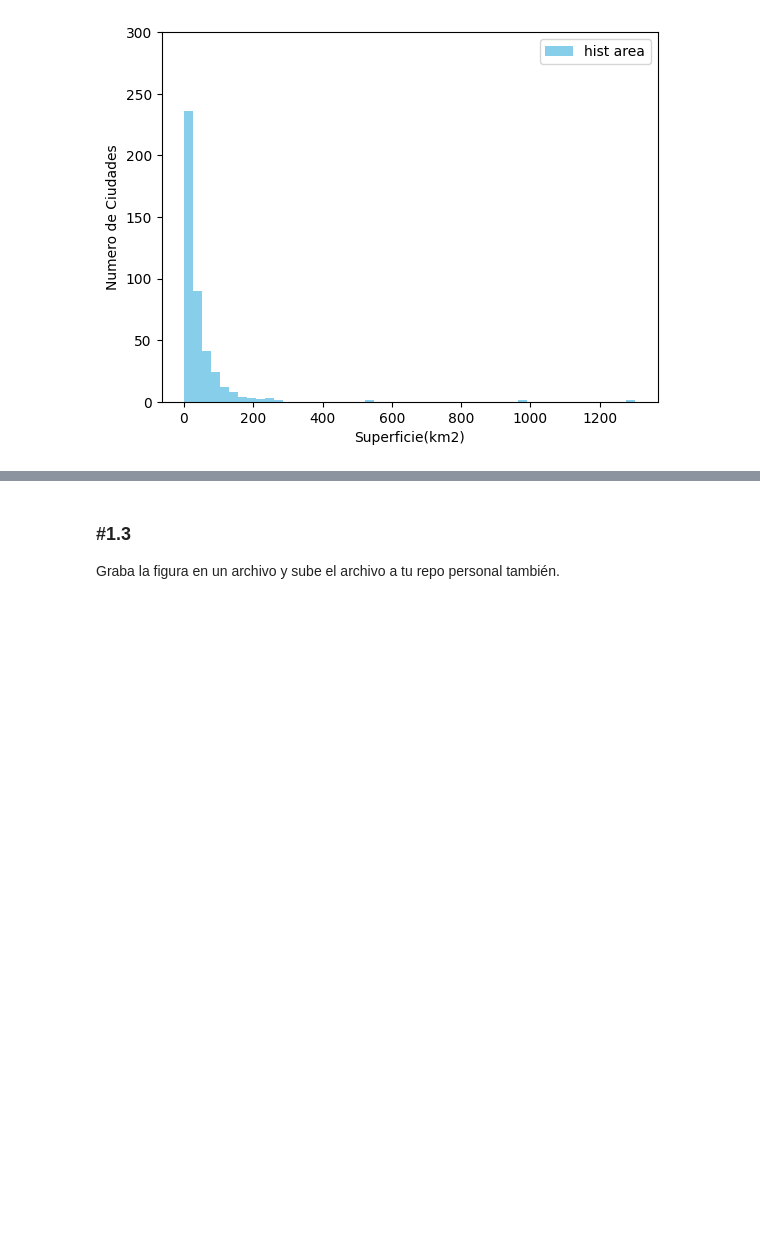
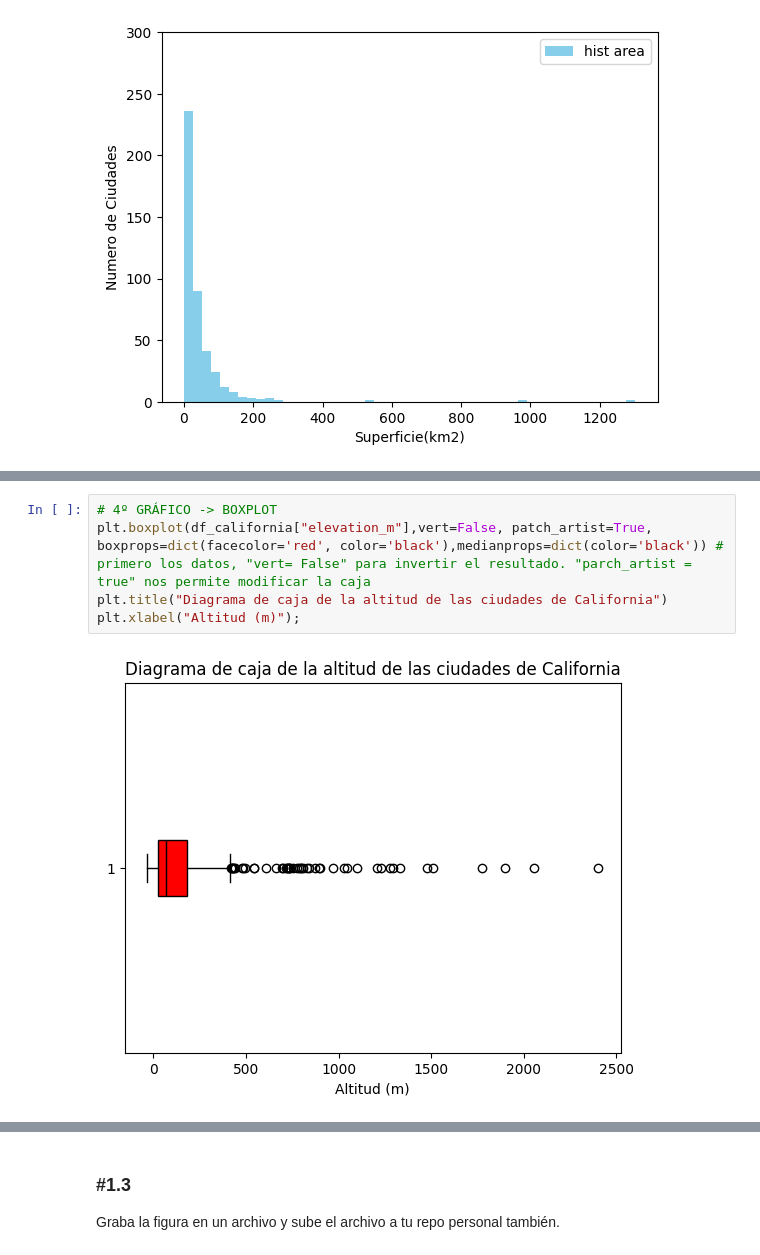
Before and after one commit to CristianZB-dev/MIS_PRACTICAS, a Jupyter notebook: 03_Analisis_de_Datos/Sprint_08/Unidad_01/Practica_Obligatoria/18_Practica_Obligatoria_Visualizacion_Basica.ipynb, the cells around one changed output, grey strips where cells are left out. Cells and saved outputs as stored; diff of their text form; blank space fills up the shorter version.

```diff
--- a/03_Analisis_de_Datos/Sprint_08/Unidad_01/Practica_Obligatoria/18_Practica_Obligatoria_Visualizacion_Basica.ipynb
+++ b/03_Analisis_de_Datos/Sprint_08/Unidad_01/Practica_Obligatoria/18_Practica_Obligatoria_Visualizacion_Basica.ipynb
@@ -166,0 +185,7 @@ KeyError: 0
+# %%
+# 4º GRÁFICO -> BOXPLOT
+plt.boxplot(df_california["elevation_m"],vert=False, patch_artist=True, boxprops=dict(facecolor='red', color='black'),medianprops=dict(color='black')) # primero los datos, "vert= False" para invertir el resultado. "parch_artist = true" nos permite modificar la caja
+plt.title("Diagrama de caja de la altitud de las ciudades de California")
+plt.xlabel("Altitud (m)");
+# %% [output]
+[figure, added]
```
Also changed, not shown: parts of 4 cells of this notebook, 1 other file.
